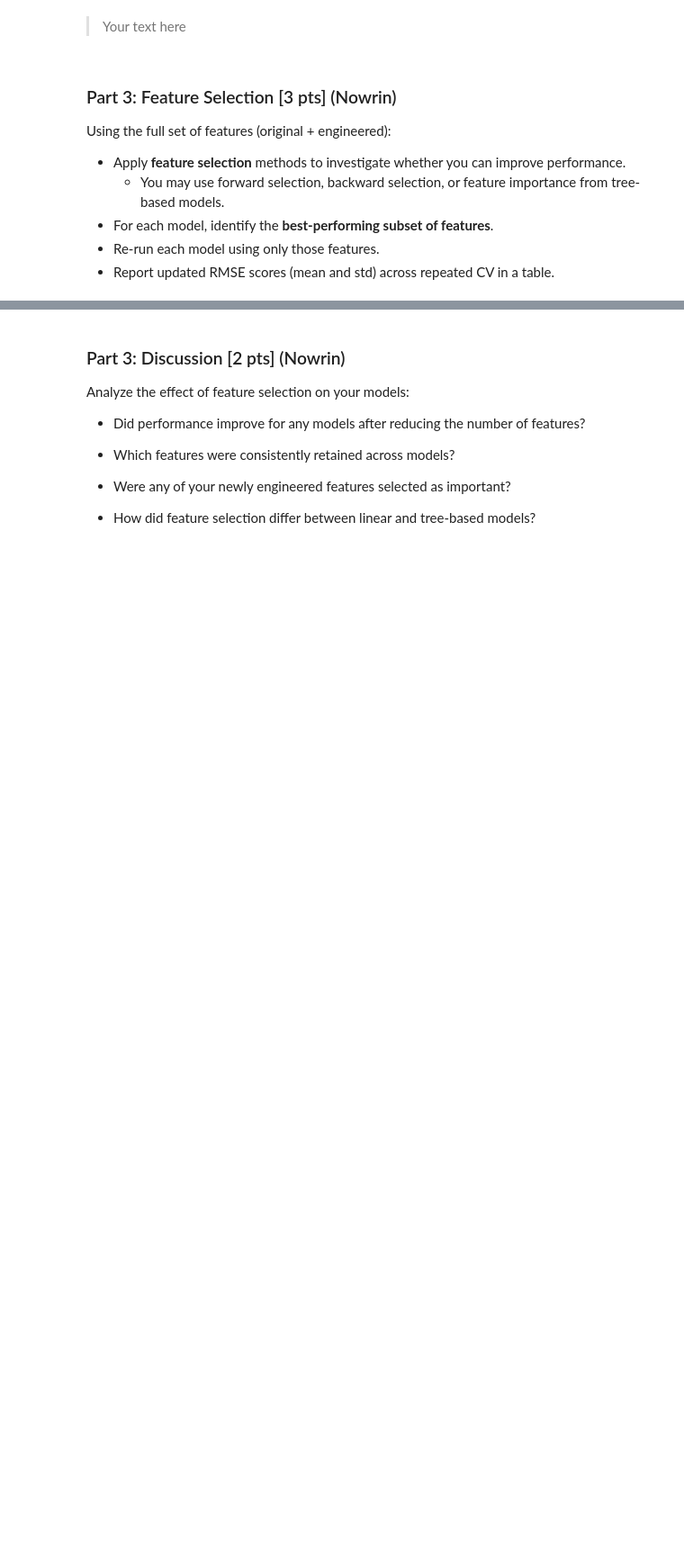
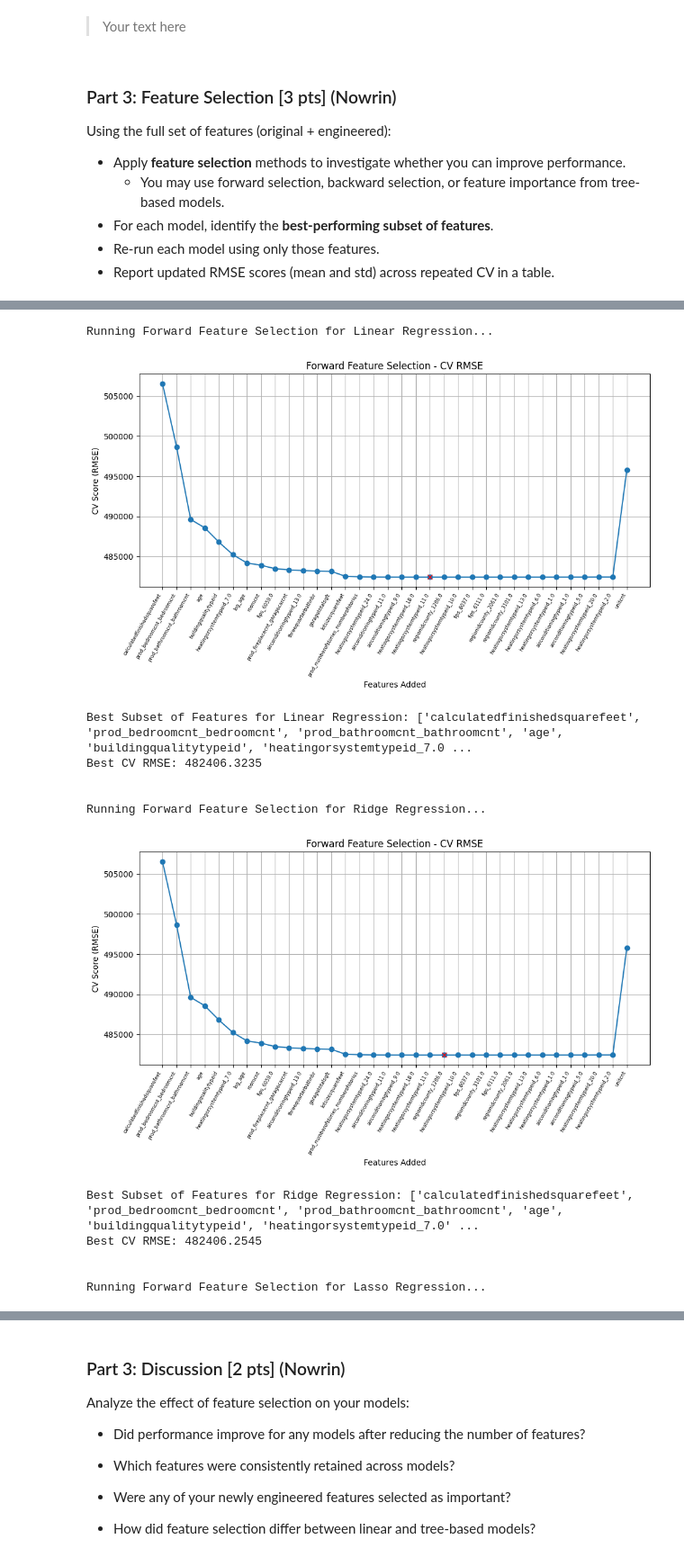
Before and after one commit to shmorhunmsds/ml_final_project, a Jupyter notebook: Milestone_02.ipynb, the cells around one changed output, grey strips where cells are left out. Shown: that part at 90% size. Cells and saved outputs as stored; diff of their text form; code cells hidden in the pictures; blank space fills up the shorter version.

```diff
--- a/Milestone_02.ipynb
+++ b/Milestone_02.ipynb
@@ -212,7 +212,7 @@ from sklearn.metrics import make_scorer, mean_squared_error
 models = {
     'Linear Regression': LinearRegression(),
     'Ridge Regression': Ridge(),
-    'Lasso Regression': Lasso(),
+    'Lasso Regression': Lasso(alpha=1.0, max_iter=10000),
     'Decision Tree': DecisionTreeRegressor(),
     'Bagging': BaggingRegressor(),
     'Random Forest': RandomForestRegressor(),
@@ -529,0 +783,48 @@ Using the full set of features (original + engineered):
+# %%
+models = {
+    'Linear Regression': LinearRegression(),
+    'Ridge Regression': Ridge(),
+    'Lasso Regression': Lasso(alpha=1.0, max_iter=10000),
+    'Decision Tree': DecisionTreeRegressor(),
+    'Bagging': BaggingRegressor(),
+    'Random Forest': RandomForestRegressor(),
+    'Gradient Boosting': GradientBoostingRegressor()
+}
+# %%
+# Define thresholds
+tol_value = None
+max_features_value = None
+
+# Dictionary to store results
+results_forward_selection = {}
+
+for name, model in models.items():
+    print(f"\nRunning Forward Feature Selection for {name}...\n")
+    best_subset, best_rmse, rmse_history = forward_feature_selection(
+        X_eng_dropped_train_scaled, y_train, model,  # Use cleaned feature set
+        tol=tol_value,
+        max_features=max_features_value,
+        verbose=False
+    )
+
+    results_forward_selection[name] = {
+        'best_subset': best_subset,
+        'best_rmse': best_rmse
+    }
+
+    print(f"Best Subset of Features for {name}: {best_subset}")
+    print(f"Best CV RMSE: {best_rmse:.4f}\n")
+# %% [output]
+Running Forward Feature Selection for Linear Regression...
+[figure, added]
+Best Subset of Features for Linear Regression: ['calculatedfinishedsquarefeet', 'prod_bedroomcnt_bedroomcnt', 'prod_bathroomcnt_bathroomcnt', 'age', 'buildingqualitytypeid', 'heatingorsystemtypeid_7.0 ...
+Best CV RMSE: 482406.3235
+
+
+Running Forward Feature Selection for Ridge Regression...
+[figure, added]
+Best Subset of Features for Ridge Regression: ['calculatedfinishedsquarefeet', 'prod_bedroomcnt_bedroomcnt', 'prod_bathroomcnt_bathroomcnt', 'age', 'buildingqualitytypeid', 'heatingorsystemtypeid_7.0' ...
+Best CV RMSE: 482406.2545
+
+
+Running Forward Feature Selection for Lasso Regression...
```
Also changed, not shown: parts of 7 cells of this notebook.
